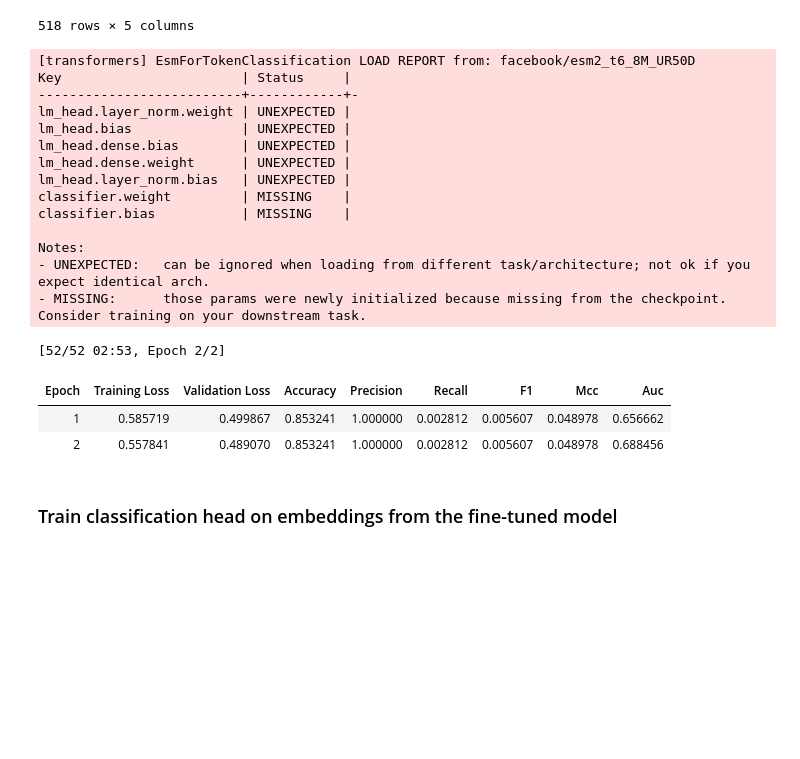
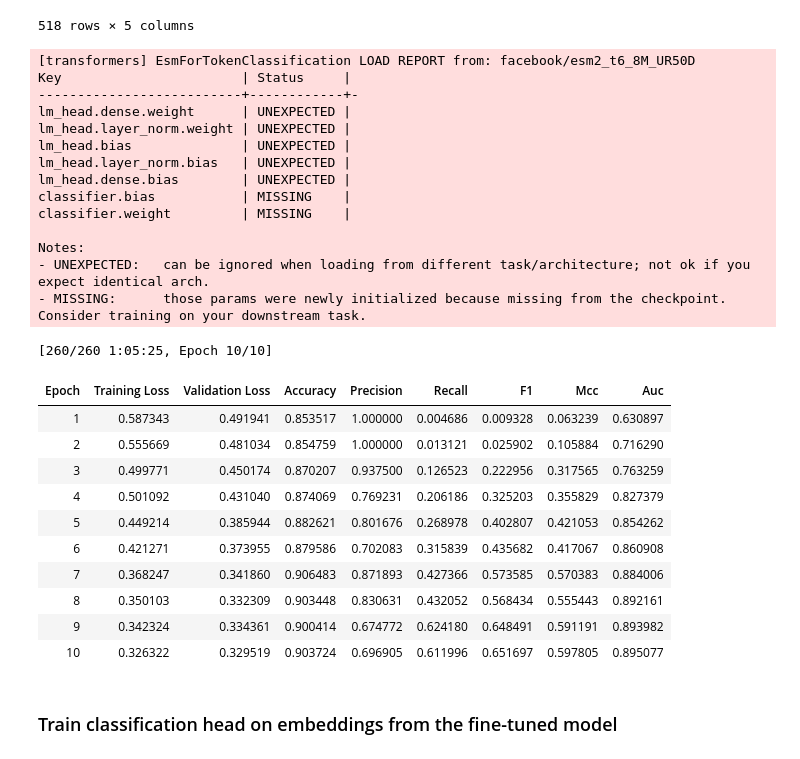
Before and after one commit to harryb257/MScProject, a Jupyter notebook: ESM2 finetune.ipynb, the cells around one changed output. Cells and saved outputs as stored; diff of their text form; code cells hidden in the pictures; blank space fills up the shorter version.

Commit message:
Increase no of epochs for fine tuning and train clf head using embeddings with lower level data, troubleshoot clf performance

```diff
--- a/ESM2 finetune.ipynb
+++ b/ESM2 finetune.ipynb
@@ -60,19 +40,0 @@ Name: label, dtype: float64
-# %%
-# Create a list of sequences
-sequences = df_target['sequence'].tolist()
-
-# Instantiate the tokenizer using the AA sequence lists as input to the tokenizer to create tokenized sequences
-inputs = tokenizer(
-    sequences,
-    padding=True,
-    truncation=True,
-    max_length=1024,
-    return_tensors="pt"
-)
-
-# Put the model into evaluation mode
-model.eval()
-
-# Generate embeddings for the
-with torch.inference_mode():
-    outputs = model(**inputs)
@@ -280,12 +198,14 @@ def compute_metrics(p):
 
 model = AutoModelForTokenClassification.from_pretrained(checkpoint)
 
+num_fine_tune_epochs = 10
+
 training_args = TrainingArguments(
     output_dir='/Users/harry/Documents/Data Science MSc/PROJECT/MScProject/fine-tuned-8M',
     # learning_rate=2e-5,
     per_device_train_batch_size=16,
     per_device_eval_batch_size=16,
-    num_train_epochs=2,
+    num_train_epochs=num_fine_tune_epochs,
     weight_decay=0.01,
     eval_strategy='epoch',
     save_strategy='epoch',
@@ -298,38 +218,46 @@ training_args = TrainingArguments(
 trainer = Trainer(
     model=model,
     args=training_args,
     train_dataset=preprocessed_train,
     eval_dataset=preprocessed_val,
     processing_class=tokenizer,
     data_collator=data_collator,
     compute_metrics=compute_metrics,
 )
 
 trainer.train()
 
 # Obtain best model weights
 model = trainer.model
 
 # Explicitly save best performing model
 trainer.save_model('/Users/harry/Documents/Data Science MSc/PROJECT/MScProject/fine-tuned-8M/best-performing-model')
 # %% [output]
 [transformers] EsmForTokenClassification LOAD REPORT from: facebook/esm2_t6_8M_UR50D
 Key                       | Status     |
 --------------------------+------------+-
+lm_head.dense.weight      | UNEXPECTED |
 lm_head.layer_norm.weight | UNEXPECTED |
 lm_head.bias              | UNEXPECTED |
+lm_head.layer_norm.bias   | UNEXPECTED |
 lm_head.dense.bias        | UNEXPECTED |
-lm_head.dense.weight      | UNEXPECTED |
-lm_head.layer_norm.bias   | UNEXPECTED |
+classifier.bias           | MISSING    |
 classifier.weight         | MISSING    |
-classifier.bias           | MISSING    |
 
 Notes:
 - UNEXPECTED:   can be ignored when loading from different task/architecture; not ok if you expect identical arch.
 - MISSING:      those params were newly initialized because missing from the checkpoint. Consider training on your downstream task.
-[52/52 02:53, Epoch 2/2]
+[260/260 1:05:25, Epoch 10/10]
 | Epoch | Training Loss | Validation Loss | Accuracy | Precision | Recall | F1 | Mcc | Auc |
-| 1 | 0.585719 | 0.499867 | 0.853241 | 1.000000 | 0.002812 | 0.005607 | 0.048978 | 0.656662 |
-| 2 | 0.557841 | 0.489070 | 0.853241 | 1.000000 | 0.002812 | 0.005607 | 0.048978 | 0.688456 |
+| 1 | 0.587343 | 0.491941 | 0.853517 | 1.000000 | 0.004686 | 0.009328 | 0.063239 | 0.630897 |
+| 2 | 0.555669 | 0.481034 | 0.854759 | 1.000000 | 0.013121 | 0.025902 | 0.105884 | 0.716290 |
+| 3 | 0.499771 | 0.450174 | 0.870207 | 0.937500 | 0.126523 | 0.222956 | 0.317565 | 0.763259 |
+| 4 | 0.501092 | 0.431040 | 0.874069 | 0.769231 | 0.206186 | 0.325203 | 0.355829 | 0.827379 |
+| 5 | 0.449214 | 0.385944 | 0.882621 | 0.801676 | 0.268978 | 0.402807 | 0.421053 | 0.854262 |
+| 6 | 0.421271 | 0.373955 | 0.879586 | 0.702083 | 0.315839 | 0.435682 | 0.417067 | 0.860908 |
+| 7 | 0.368247 | 0.341860 | 0.906483 | 0.871893 | 0.427366 | 0.573585 | 0.570383 | 0.884006 |
+| 8 | 0.350103 | 0.332309 | 0.903448 | 0.830631 | 0.432052 | 0.568434 | 0.555443 | 0.892161 |
+| 9 | 0.342324 | 0.334361 | 0.900414 | 0.674772 | 0.624180 | 0.648491 | 0.591191 | 0.893982 |
+| 10 | 0.326322 | 0.329519 | 0.903724 | 0.696905 | 0.611996 | 0.651697 | 0.597805 | 0.895077 |
 # %% [markdown]
 ### Train classification head on embeddings from the fine-tuned model
```
Also changed, not shown: parts of 17 cells of this notebook.
